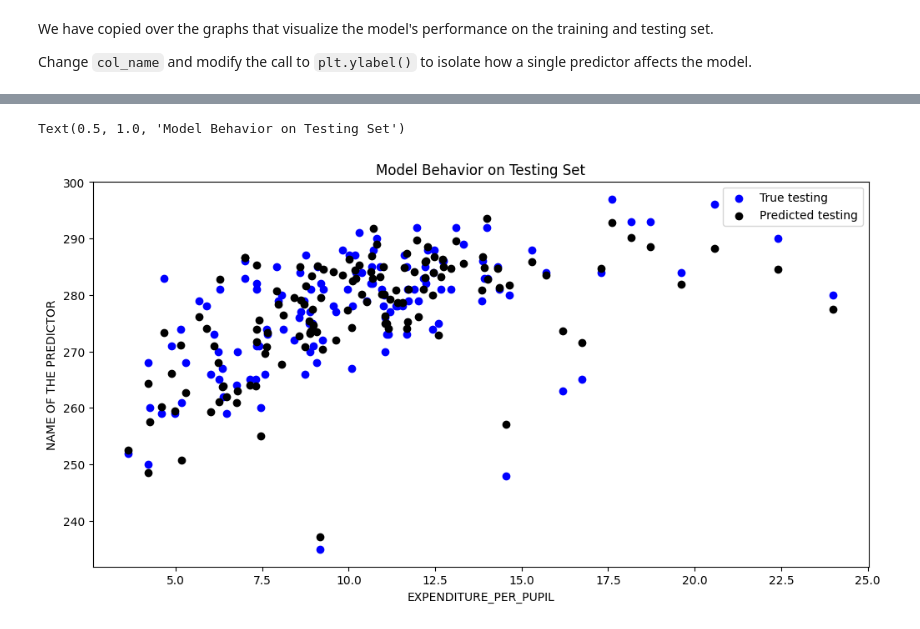
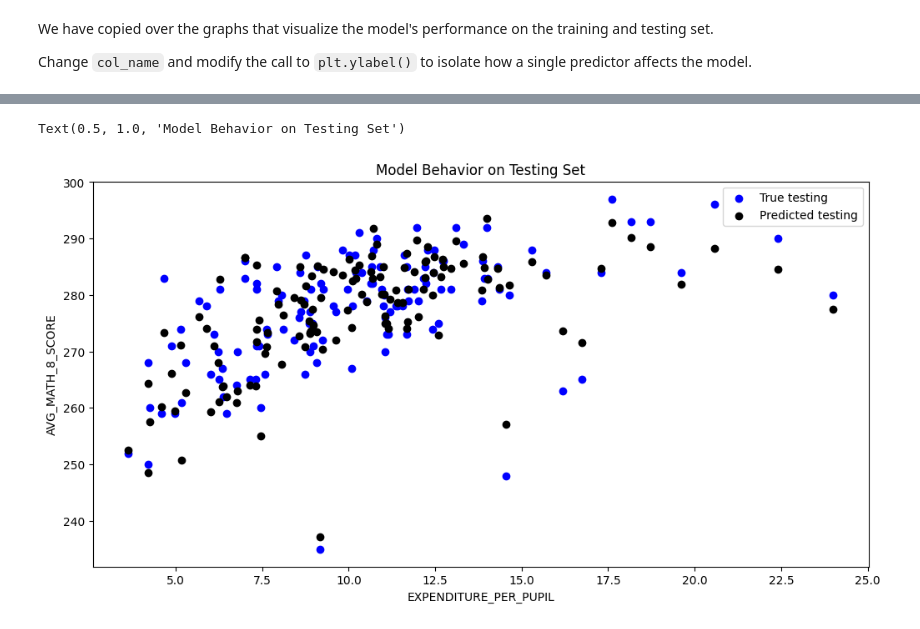
Before and after one commit to ninamclark/MDST-Tutorial, a Jupyter notebook: tutorial1/checkpoint1.ipynb, the cells around one changed output, grey strips where cells are left out. Cells and saved outputs as stored; diff of their text form; code cells hidden in the pictures.

```diff
--- a/tutorial1/checkpoint1.ipynb
+++ b/tutorial1/checkpoint1.ipynb
@@ -270,18 +271,18 @@ Text(0.5, 1.0, 'Model Behavior On Training Set')
 # %%
 # @@@ 14
 
 
 col_name = "EXPENDITURE_PER_PUPIL"
 
 
 f = plt.figure(figsize=(12,6))
 plt.scatter(X_test[col_name], y_test, color = "blue")
 plt.scatter(X_test[col_name], model.predict(X_test), color = "black")
 
 plt.legend(['True testing','Predicted testing'])
 plt.xlabel(col_name)
-plt.ylabel('NAME OF THE PREDICTOR')
+plt.ylabel('AVG_MATH_8_SCORE')
 plt.title("Model Behavior on Testing Set")
 # %% [output]
 Text(0.5, 1.0, 'Model Behavior on Testing Set')
-[figure, old version]
+[figure, new version]
```
Also changed, not shown: parts of 3 cells of this notebook.
